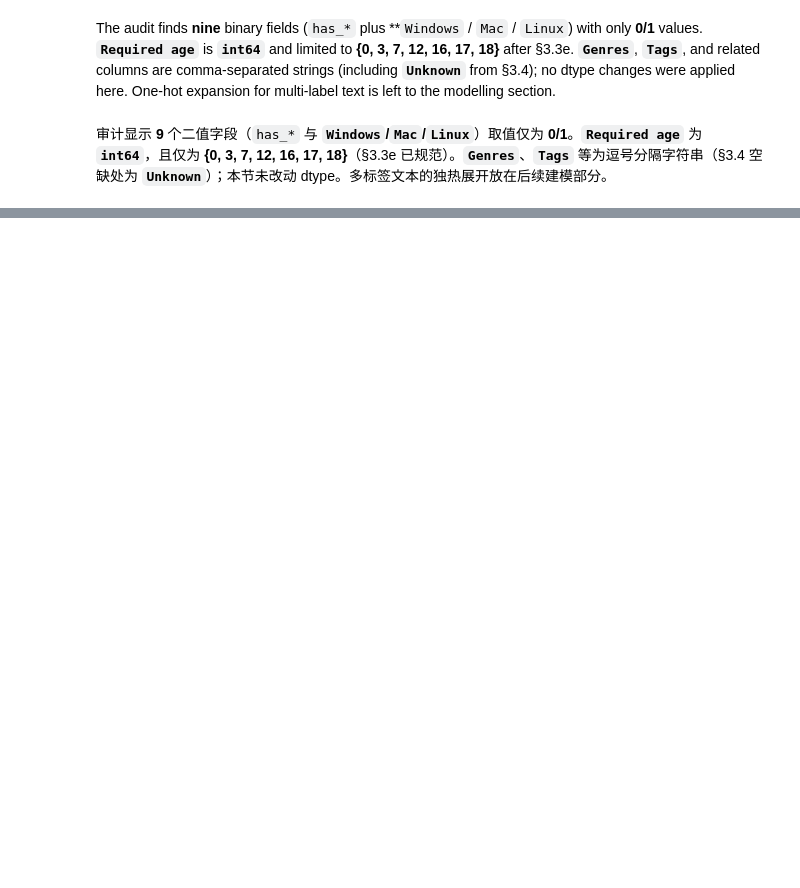
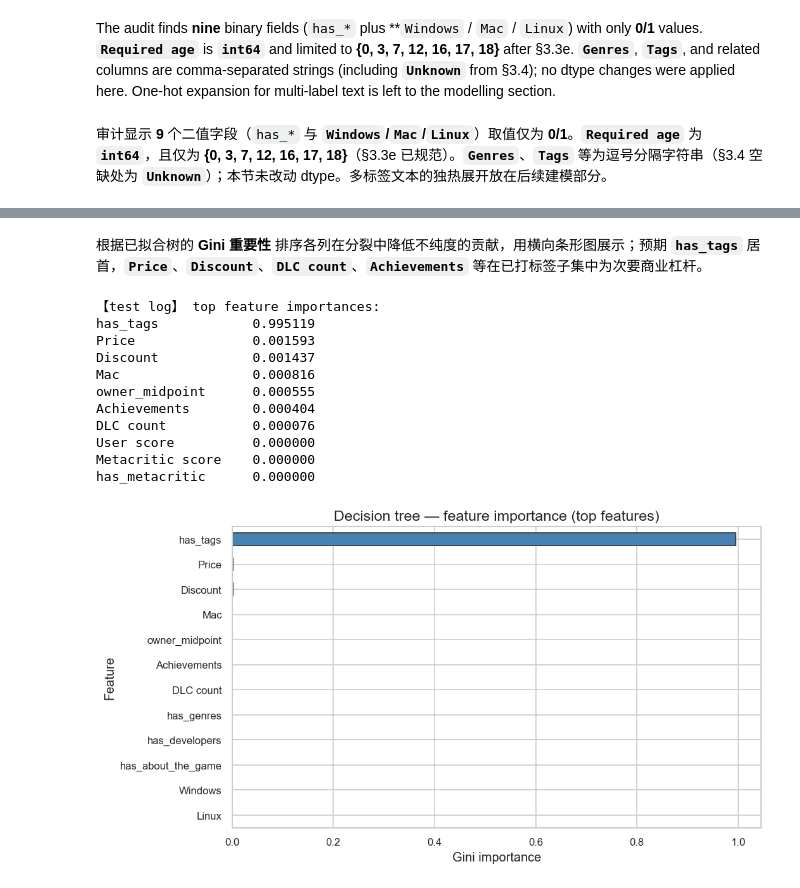
Before and after one commit to victoriammiao/datamining, a Jupyter notebook: 50091136.ipynb, the cells around one changed output, grey strips where cells are left out. Cells and saved outputs as stored; diff of their text form; code cells hidden in the pictures; blank space fills up the shorter version.

```diff
--- a/50091136.ipynb
+++ b/50091136.ipynb
@@ -1883,0 +2017,18 @@ The audit finds **nine** binary fields (`has_*` plus **`Windows` / `Mac` / `Linu
+# %%
+# Section 4.2 — fit decision tree (depth-capped)
+dt_model = DecisionTreeClassifier(
+    max_depth=5,
+    min_samples_leaf=200,
+    random_state=RANDOM_STATE,
+)
+dt_model.fit(X_train, y_train)
+
+y_pred = dt_model.predict(X_test)
+test_acc = accuracy_score(y_test, y_pred)
+
+print("【test log】 tree max_depth param:", dt_model.max_depth)
+print("【test log】 fitted tree depth:", dt_model.get_depth())
+print("【test log】 leaf count:", dt_model.get_n_leaves())
+print("【test log】 test accuracy:", round(test_acc, 4))
+print("【test log】 classification report (test):")
+print(classification_report(y_test, y_pred, target_names=["inactive", "active"]))
@@ -1883,0 +2057,36 @@ The audit finds **nine** binary fields (`has_*` plus **`Windows` / `Mac` / `Linu
+# %% [markdown]
+
+根据已拟合树的 **Gini 重要性** 排序各列在分裂中降低不纯度的贡献，用横向条形图展示；预期 **`has_tags`** 居首，**`Price`**、**`Discount`**、**`DLC count`**、**`Achievements`** 等在已打标签子集中为次要商业杠杆。
+# %%
+# Section 4.3 — feature importance bar chart (single figure)
+importance = (
+    pd.Series(dt_model.feature_importances_, index=FEATURE_COLS)
+    .sort_values(ascending=True)
+)
+top_n = min(12, len(importance))
+plot_imp = importance.tail(top_n)
+
+print("【test log】 top feature importances:")
+print(importance.sort_values(ascending=False).head(10).round(6).to_string())
+
+fig, ax = plt.subplots(figsize=(9, 5))
+plot_imp.plot(kind="barh", ax=ax, color="steelblue", edgecolor="0.2")
+ax.set_xlabel("Gini importance")
+ax.set_ylabel("Feature")
+ax.set_title("Decision tree — feature importance (top features)")
+rotate_x_labels_if_needed(ax)
+plt.tight_layout()
+plt.show()
+# %% [output]
+【test log】 top feature importances:
+has_tags            0.995119
+Price               0.001593
+Discount            0.001437
+Mac                 0.000816
+owner_midpoint      0.000555
+Achievements        0.000404
+DLC count           0.000076
+User score          0.000000
+Metacritic score    0.000000
+has_metacritic      0.000000
+[figure, added]
```
Also changed, not shown: parts of 24 cells of this notebook, 1 other file.
